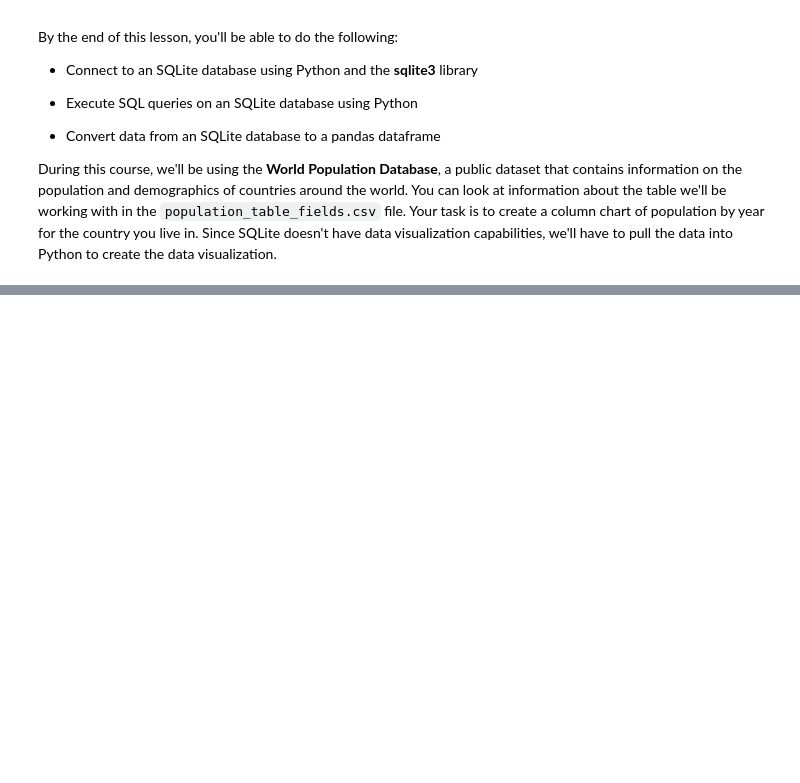
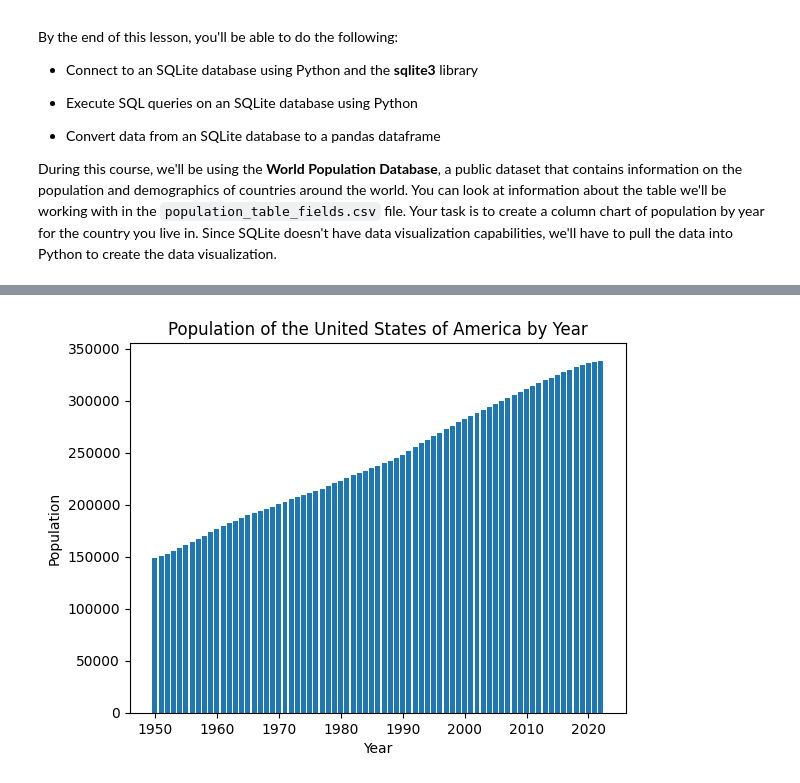
Before and after one commit to TomazFilgueira/Dq_Datascientist, a Jupyter notebook: 5 - Working with Datasources using SQL/5.4 - Querying Databases with SQL and Python/5.4 - SQL+Python.ipynb, the cells around one changed output, grey strips where cells are left out. Drawn from its saved outputs; the diff is of its cells as text; code cells hidden in the pictures; blank space fills up the shorter version.

```diff
--- a/5 - Working with Datasources using SQL/5.4 - Querying Databases with SQL and Python/5.4 - SQL+Python.ipynb
+++ b/5 - Working with Datasources using SQL/5.4 - Querying Databases with SQL and Python/5.4 - SQL+Python.ipynb
@@ -14,0 +226,24 @@ During this course, we'll be using the **World Population Database**, a public d
+# %%
+import pandas as pd
+import sqlite3
+import matplotlib.pyplot as plt
+
+#Connect to the SQLite database
+conn = sqlite3.connect("world_population.db")
+
+#Execute a SELECT query
+query = """
+            SELECT CountryName, Year, Population
+              FROM population
+              WHERE CountryName = 'United States of America'
+        """
+
+results = pd.read_sql_query(query,conn)
+
+plt.bar(results['Year'], results['Population'])
+plt.xlabel('Year')
+plt.ylabel('Population')
+plt.title('Population of the United States of America by Year')
+plt.show()
+# %% [output]
+[figure, added]
```
Also changed, not shown: parts of 9 cells of this notebook, 1 other file.
